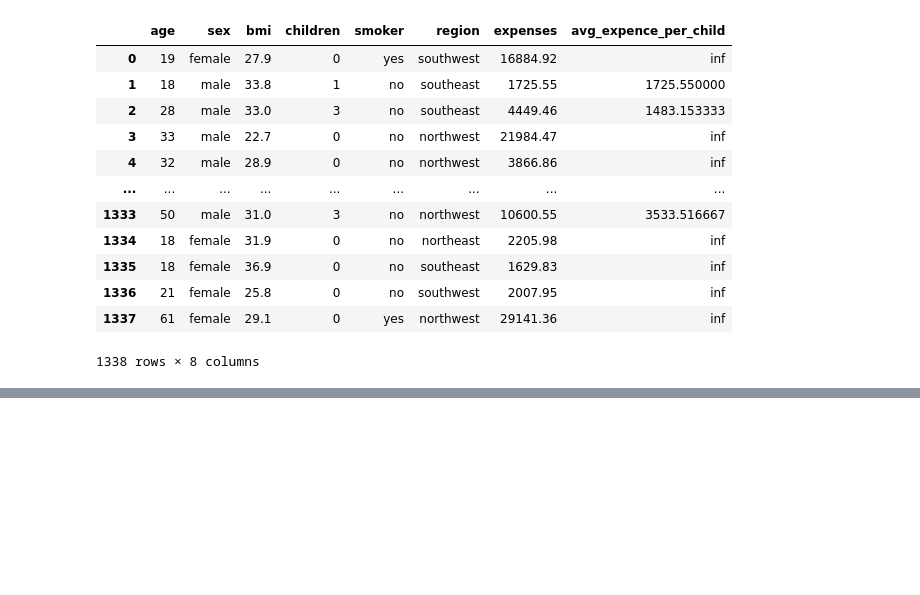
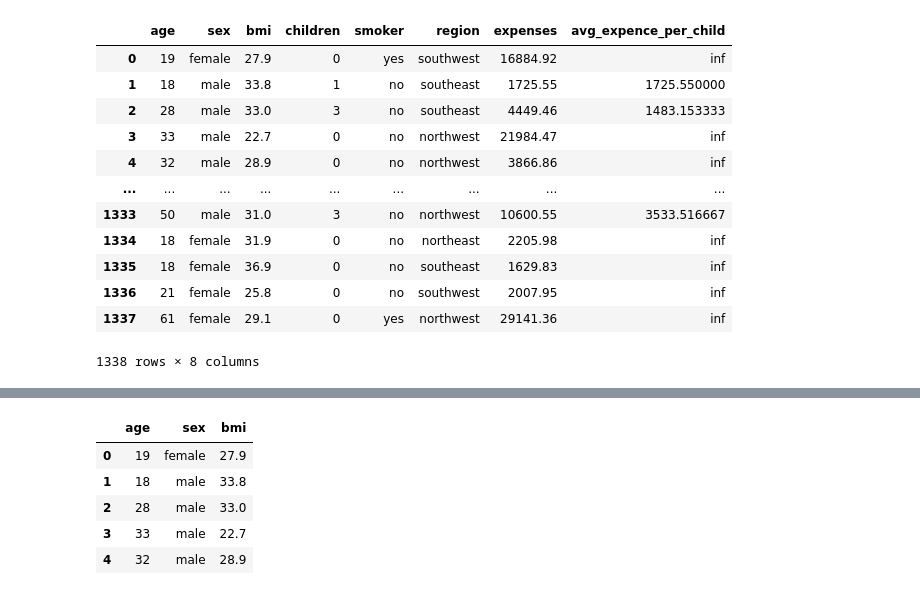
Before and after one commit to pranawsing/DataAnalytics, a Jupyter notebook: todayilearn.ipynb, the cells around one changed output, grey strips where cells are left out. Saved outputs shown, nothing was run; the diff lists cells and outputs as text; code cells hidden in the pictures; blank space fills up the shorter version.

Commit message:
loc and iloc

```diff
--- a/todayilearn.ipynb
+++ b/todayilearn.ipynb
@@ -51,0 +72,9 @@ data_frame
+# %%
+data_frame.iloc[:, 0:3].head()
+# %% [output]
+|  | age | sex | bmi |
+| 0 | 19 | female | 27.9 |
+| 1 | 18 | male | 33.8 |
+| 2 | 28 | male | 33.0 |
+| 3 | 33 | male | 22.7 |
+| 4 | 32 | male | 28.9 |
```
Also changed, not shown: parts of 3 cells of this notebook.
